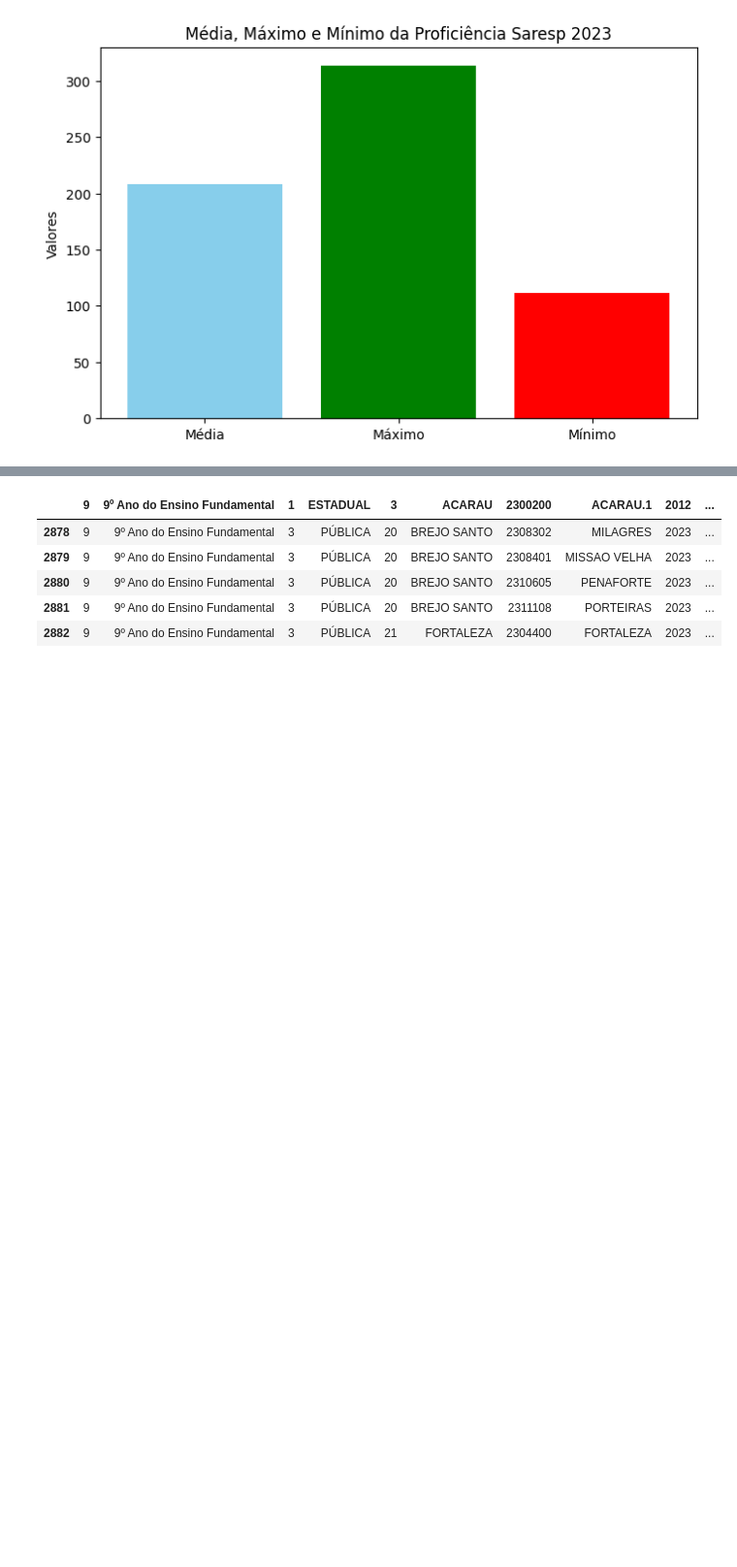
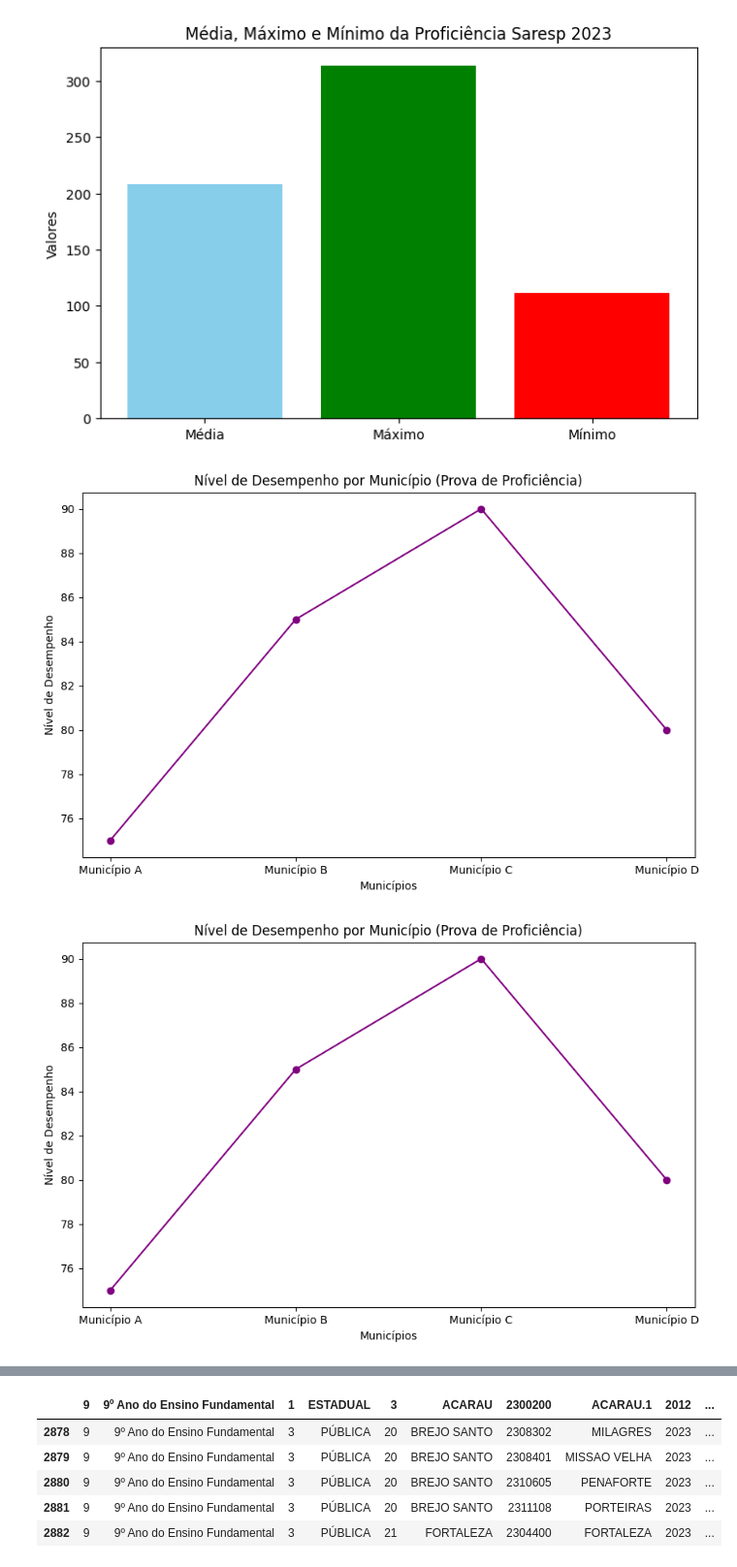
Before and after one commit to reprograma/on35-python-s17-s18-projeto-final, a Jupyter notebook: Projeto-Final-Denise_Renata/Projeto-Final_De_Re.ipynb, the cells around one changed output, grey strips where cells are left out. Shown at 97% size. Drawn from its saved outputs; the diff is of its cells as text; code cells hidden in the pictures; blank space fills up the shorter version.

```diff
--- a/Projeto-Final-Denise_Renata/Projeto-Final_De_Re.ipynb
+++ b/Projeto-Final-Denise_Renata/Projeto-Final_De_Re.ipynb
@@ -156,6 +153,43 @@ plt.ylabel('Valores')
 plt.show()
 # %% [output]
 [figure]
+# %%
+import matplotlib.pyplot as plt
+
+# Dados dos municípios e seus níveis de desempenho
+municipios = ['Município A', 'Município B', 'Município C', 'Município D']
+desempenho = [75, 85, 90, 80]  # Exemplo de resultados de desempenho
+
+# Criar o gráfico de linhas
+plt.figure(figsize=(10, 6))
+plt.plot(municipios, desempenho, marker='o', linestyle='-', color='purple')
+
+# Adicionar título e rótulos
+plt.title('Nível de Desempenho por Município (Prova de Proficiência)')
+plt.xlabel('Municípios')
+plt.ylabel('Nível de Desempenho')
+
+# Exibir o gráfico
+plt.show()
+
+# Dados dos municípios e seus níveis de desempenho
+municipios = ['Município A', 'Município B', 'Município C', 'Município D']
+desempenho = [75, 85, 90, 80]  # Exemplo de resultados de desempenho
+
+# Criar o gráfico de linhas
+plt.figure(figsize=(10, 6))
+plt.plot(municipios, desempenho, marker='o', linestyle='-', color='purple')
+
+# Adicionar título e rótulos
+plt.title('Nível de Desempenho por Município (Prova de Proficiência)')
+plt.xlabel('Municípios')
+plt.ylabel('Nível de Desempenho')
+
+# Exibir o gráfico
+plt.show()
+# %% [output]
+[figure, added]
+[figure, added]
 # %%
 # Calcular a média de proficiência por tipo de rede
 media_por_rede = dfSaresp.groupby('REDE DE ENSINO')['MEDIA_PROFICIENCIA'].mean()
```
Also changed, not shown: parts of 15 cells of this notebook, 2 other files.
